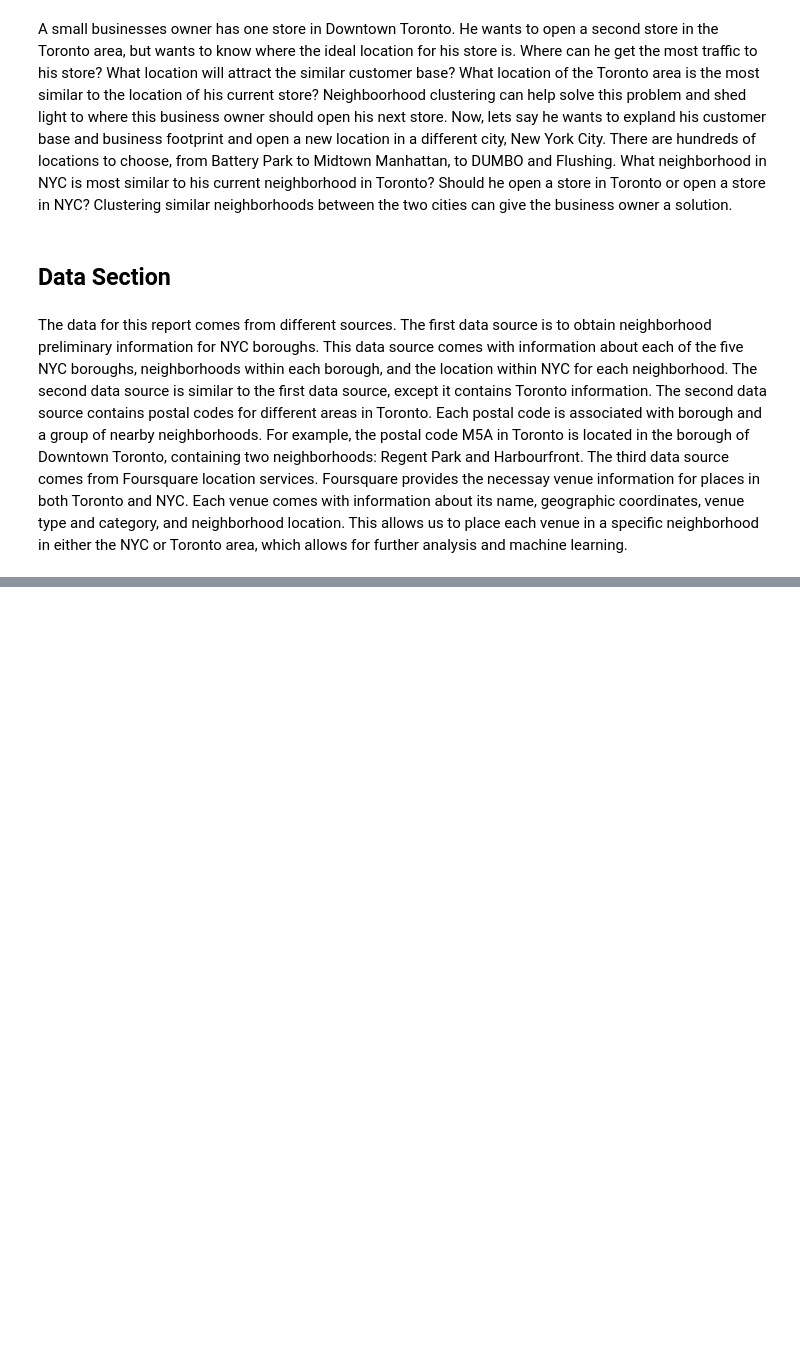
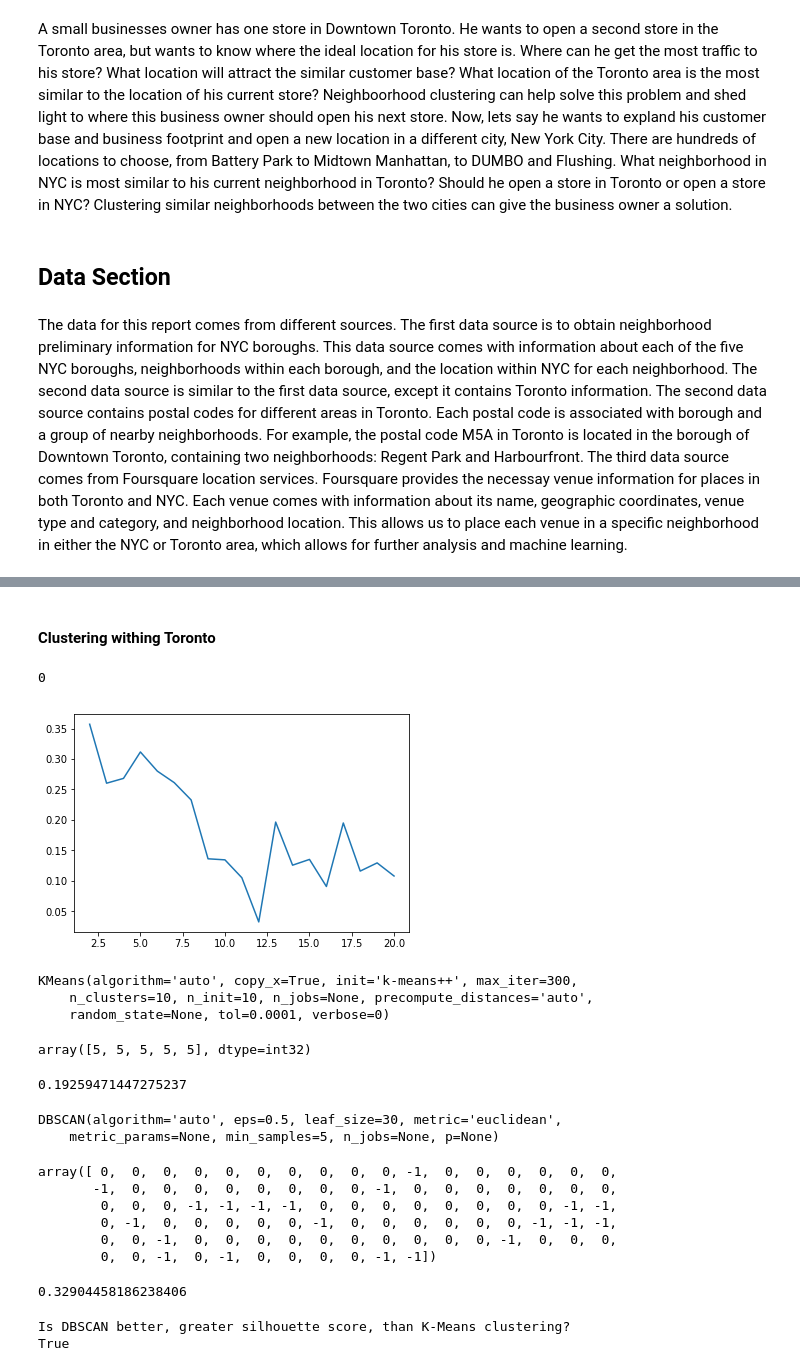
Before and after one commit to panchwagh/Coursera_Capstone, a Jupyter notebook: Final Report.ipynb, the cells around one changed output, grey strips where cells are left out. Drawn from its saved outputs; the diff is of its cells as text; code cells hidden in the pictures; blank space fills up the shorter version.

```diff
--- a/Final Report.ipynb
+++ b/Final Report.ipynb
@@ -12,0 +264,5 @@ The data for this report comes from different sources. The first data source is
+# %%
+toronto_venues = getNearbyVenues(names=df_Toronto['Neighborhood'],
+                                   latitudes=df_Toronto['Latitude'],
+                                   longitudes=df_Toronto['Longitude']
+                                  )
@@ -12,0 +310,10 @@ The data for this report comes from different sources. The first data source is
+# %%
+dummy = pd.get_dummies(toronto_venues[['Venue Category']], prefix="", prefix_sep="")
+
+
+dummy['Neighborhood'] = toronto_venues['Neighborhood']
+
+first_col = dummy.pop('Neighborhood')
+dummy.insert(0, 'Neighborhood', first_col)
+tor_freq = dummy.groupby('Neighborhood').mean().reset_index()
+tor_freq.head()
@@ -12,0 +446,4 @@ The data for this report comes from different sources. The first data source is
+# %% [markdown]
+#### Clustering withing Toronto
+# %%
+tor_freq_cluster = tor_freq.drop('Neighborhood', 1)
@@ -12,0 +453,17 @@ The data for this report comes from different sources. The first data source is
+# %%
+def bestn(X):
+    scores = []
+    for i in range(2, 21):
+        k = KMeans(n_clusters = i, init = 'k-means++')
+        k.fit(X)
+        s = silhouette_score(X, k.labels_)
+        scores.append(s)
+        bestk = scores.index(max(scores))
+
+    ax = sns.lineplot(x = list(range(2,21)), y = scores)
+    return bestk
+# %%
+bestn(tor_freq_cluster)
+# %% [output]
+0
+[figure, added]
@@ -12,0 +472,15 @@ The data for this report comes from different sources. The first data source is
+# %%
+KM_tor.fit(tor_freq_cluster)
+# %% [output]
+KMeans(algorithm='auto', copy_x=True, init='k-means++', max_iter=300,
+    n_clusters=10, n_init=10, n_jobs=None, precompute_distances='auto',
+    random_state=None, tol=0.0001, verbose=0)
+# %%
+KM_tor.labels_[0:5]
+# %% [output]
+array([5, 5, 5, 5, 5], dtype=int32)
+# %%
+tor_silscore_kmeans = silhouette_score(tor_freq_cluster, KM_tor.labels_)
+tor_silscore_kmeans
+# %% [output]
+0.19259471447275237
@@ -12,0 +489,24 @@ The data for this report comes from different sources. The first data source is
+# %%
+SCAN_tor.fit(tor_freq_cluster)
+# %% [output]
+DBSCAN(algorithm='auto', eps=0.5, leaf_size=30, metric='euclidean',
+    metric_params=None, min_samples=5, n_jobs=None, p=None)
+# %%
+SCAN_tor.labels_
+# %% [output]
+array([ 0,  0,  0,  0,  0,  0,  0,  0,  0,  0, -1,  0,  0,  0,  0,  0,  0,
+       -1,  0,  0,  0,  0,  0,  0,  0,  0, -1,  0,  0,  0,  0,  0,  0,  0,
+        0,  0,  0, -1, -1, -1, -1,  0,  0,  0,  0,  0,  0,  0,  0, -1, -1,
+        0, -1,  0,  0,  0,  0,  0, -1,  0,  0,  0,  0,  0,  0, -1, -1, -1,
+        0,  0, -1,  0,  0,  0,  0,  0,  0,  0,  0,  0,  0, -1,  0,  0,  0,
+        0,  0, -1,  0, -1,  0,  0,  0,  0, -1, -1])
+# %%
+tor_silscore_scan = silhouette_score(tor_freq_cluster, SCAN_tor.labels_)
+tor_silscore_scan
+# %% [output]
+0.32904458186238406
+# %%
+print('Is DBSCAN better, greater silhouette score, than K-Means clustering?', tor_silscore_scan > tor_silscore_kmeans, sep = '\n')
+# %% [output]
+Is DBSCAN better, greater silhouette score, than K-Means clustering?
+True
```
Also changed, not shown: parts of 91 cells of this notebook.
